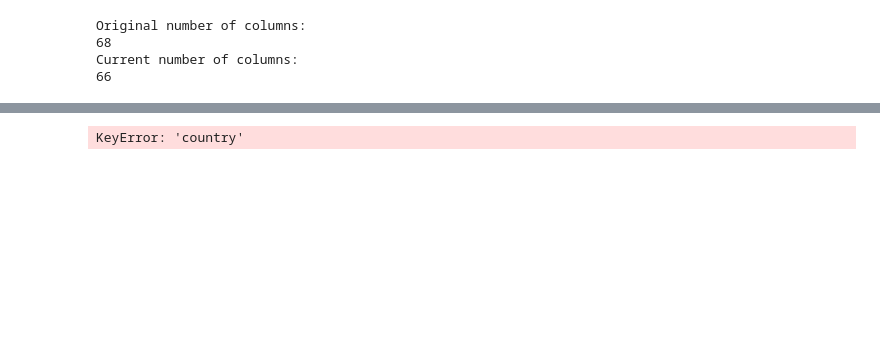
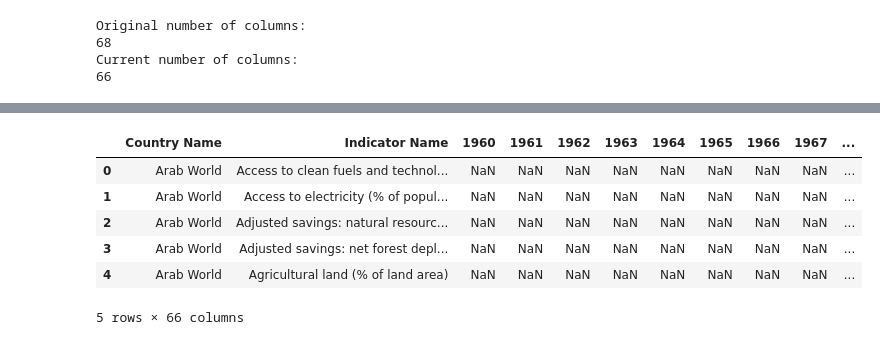
Before and after one commit to KleinerToaster/co2_prediction_countries, a Jupyter notebook: notebook/co2_dataPreperation.ipynb, the cells around one changed output, grey strips where cells are left out. Drawn from its saved outputs; the diff is of its cells as text; code cells hidden in the pictures; blank space fills up the shorter version.

Commit message:
adding setup, removing nan values, exploring dataset

```diff
--- a/notebook/co2_dataPreperation.ipynb
+++ b/notebook/co2_dataPreperation.ipynb
@@ -207,3 +347,13 @@ dtype: object
+# %%
+data_clean.head()
+# %% [output]
+|  | Country Name | Indicator Name | 1960 | 1961 | 1962 | 1963 | 1964 | 1965 | 1966 | 1967 | ... |
+| 0 | Arab World | Access to clean fuels and technol... | NaN | NaN | NaN | NaN | NaN | NaN | NaN | NaN | ... |
+| 1 | Arab World | Access to electricity (% of popul... | NaN | NaN | NaN | NaN | NaN | NaN | NaN | NaN | ... |
+| 2 | Arab World | Adjusted savings: natural resourc... | NaN | NaN | NaN | NaN | NaN | NaN | NaN | NaN | ... |
+| 3 | Arab World | Adjusted savings: net forest depl... | NaN | NaN | NaN | NaN | NaN | NaN | NaN | NaN | ... |
+| 4 | Arab World | Agricultural land (% of land area) | NaN | NaN | NaN | NaN | NaN | NaN | NaN | NaN | ... |
+5 rows × 66 columns
 # %%
 # save the feature names into a list of strings
 chosen_cols = data_clean['Indicator Name'].unique()
@@ -218,7 +368,7 @@ for variable in chosen_cols:
     frame = data_clean[data_clean['Indicator Name'] == variable]
 
     # melt all the values for all years into one column and rename the columns correspondingly
-    frame = frame.melt(id_vars=['Country Name', 'Indicator Name']).rename(columns={'Country Code': 'country', 'variable': 'year', 'value': variable}).drop(['Indicator Name'], axis='columns')
+    frame = frame.melt(id_vars=['Country Name', 'Indicator Name']).rename(columns={'Country Name': 'country', 'variable': 'year', 'value': variable}).drop(['Indicator Name'], axis='columns')
 
     # add the melted dataframe for the current feature into the list
     frame_list.append(frame)
@@ -227,5 +377,3 @@ for variable in chosen_cols:
 # merge all sub-frames into a single dataframe, making an outer binding on the key columns 'country','year'
 from functools import reduce
 all_vars = reduce(lambda left, right: pd.merge(left, right, on=['country','year'], how='outer'), frame_list)
-# %% [output]
-KeyError: 'country'
```
Also changed, not shown: parts of 28 cells of this notebook, 1 other file.
